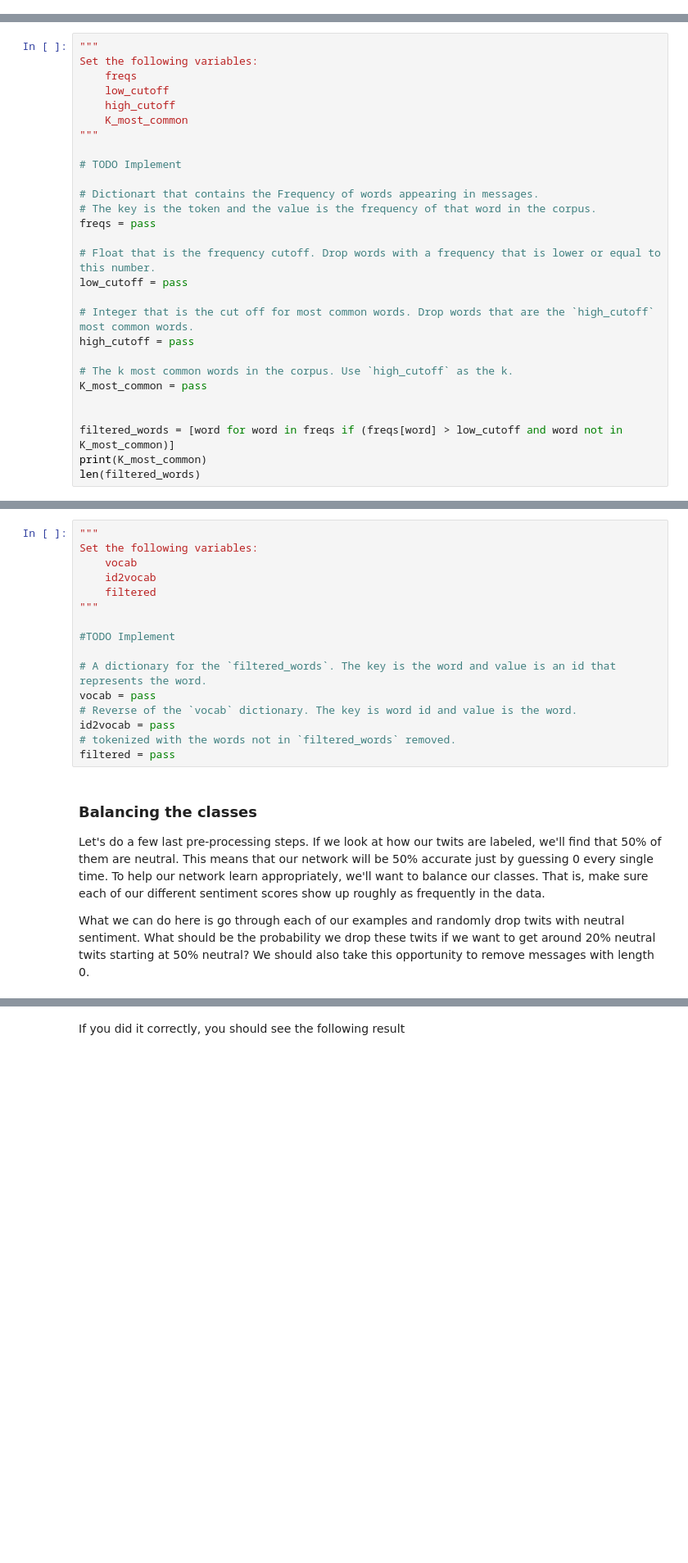
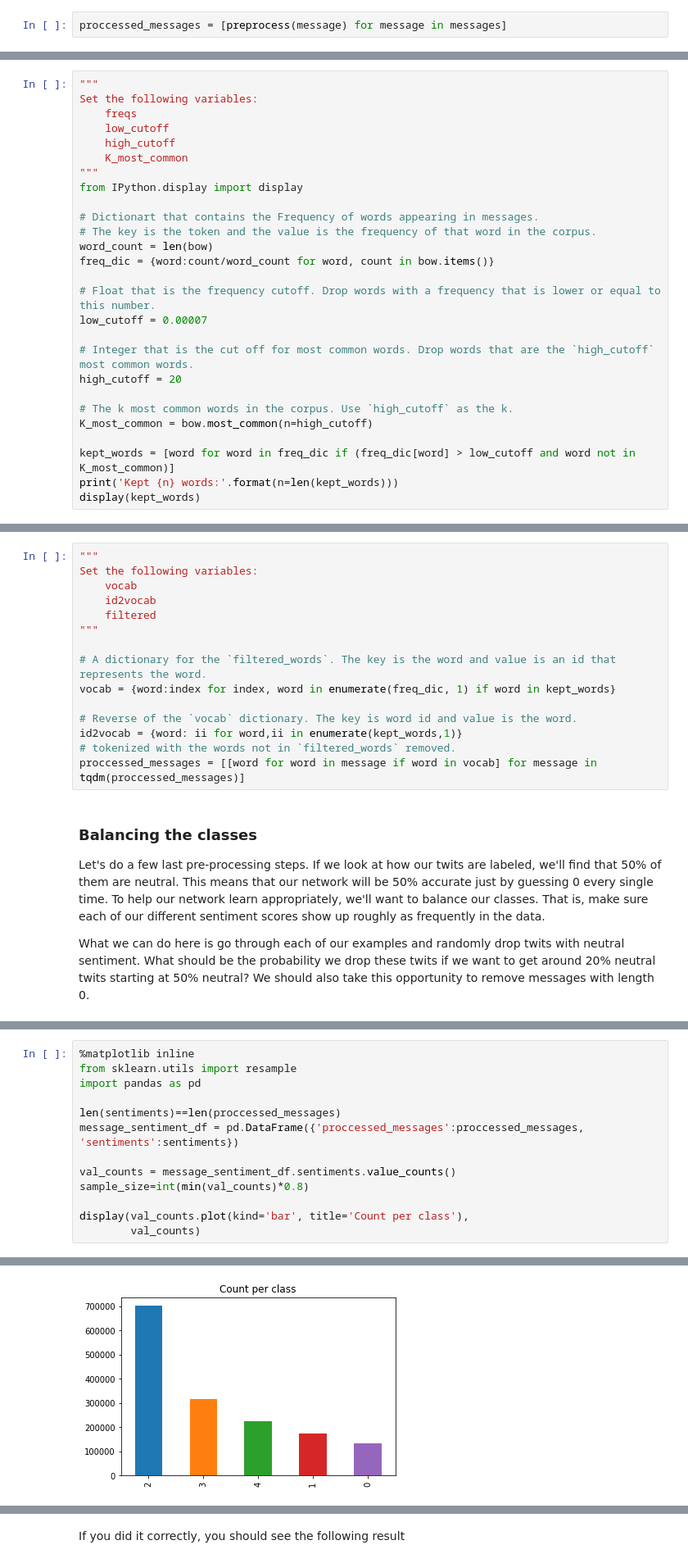
Before and after one commit to Echo9k/nd880-AI_for_Trading, a Jupyter notebook: AI_algorithms_in_trading/project_6_starter.ipynb, the cells around one changed output, grey strips where cells are left out. Shown at 82% size. Drawn from its saved outputs; the diff is of its cells as text; blank space fills up the shorter version.

```diff
--- a/AI_algorithms_in_trading/project_6_starter.ipynb
+++ b/AI_algorithms_in_trading/project_6_starter.ipynb
@@ -146,3 +146,5 @@ tokenized = pass
+# %%
+proccessed_messages = [preprocess(message) for message in messages]
 # %% [markdown]
 ### Bag of Words
 Now with all of our messages tokenized, we want to create a vocabulary and count up how often each word appears in our entire corpus. Use the [`Counter`](https://docs.python.org/3.1/library/collections.html#collections.Counter) function to count up all the tokens.
@@ -170,23 +165,22 @@ Set the following variables:
     high_cutoff
     K_most_common
 """
-
-# TODO Implement
+from IPython.display import display
 
 # Dictionart that contains the Frequency of words appearing in messages.
 # The key is the token and the value is the frequency of that word in the corpus.
-freqs = pass
+word_count = len(bow)
+freq_dic = {word:count/word_count for word, count in bow.items()}
 
 # Float that is the frequency cutoff. Drop words with a frequency that is lower or equal to this number.
-low_cutoff = pass
+low_cutoff = 0.00007
 
 # Integer that is the cut off for most common words. Drop words that are the `high_cutoff` most common words.
-high_cutoff = pass
+high_cutoff = 20
 
 # The k most common words in the corpus. Use `high_cutoff` as the k.
-K_most_common = pass
+K_most_common = bow.most_common(n=high_cutoff)
 
-
-filtered_words = [word for word in freqs if (freqs[word] > low_cutoff and word not in K_most_common)]
-print(K_most_common)
-len(filtered_words)
+kept_words = [word for word in freq_dic if (freq_dic[word] > low_cutoff and word not in K_most_common)]
+print('Kept {n} words:'.format(n=len(kept_words)))
+display(kept_words)
@@ -201,14 +214,13 @@ Set the following variables:
     filtered
 """
 
-#TODO Implement
+# A dictionary for the `filtered_words`. The key is the word and value is an id that represents the word.
+vocab = {word:index for index, word in enumerate(freq_dic, 1) if word in kept_words}
 
-# A dictionary for the `filtered_words`. The key is the word and value is an id that represents the word.
-vocab = pass
 # Reverse of the `vocab` dictionary. The key is word id and value is the word.
-id2vocab = pass
+id2vocab = {word: ii for word,ii in enumerate(kept_words,1)}
 # tokenized with the words not in `filtered_words` removed.
-filtered = pass
+proccessed_messages = [[word for word in message if word in vocab] for message in tqdm(proccessed_messages)]
 # %% [markdown]
 ### Balancing the classes
 Let's do a few last pre-processing steps. If we look at how our twits are labeled, we'll find that 50% of them are neutral. This means that our network will be 50% accurate just by guessing 0 every single time. To help our network learn appropriately, we'll want to balance our classes.
@@ -230,3 +242,17 @@ for idx, sentiment in enumerate(sentiments):
     elif sentiment != 2 or random.random() < keep_prob:
         balanced['messages'].append(message)
         balanced['sentiments'].append(sentiment)
+# %%
+%matplotlib inline
+from sklearn.utils import resample
+import pandas as pd
+
+len(sentiments)==len(proccessed_messages)
+message_sentiment_df = pd.DataFrame({'proccessed_messages':proccessed_messages, 'sentiments':sentiments})
+
+val_counts = message_sentiment_df.sentiments.value_counts()
+sample_size=int(min(val_counts)*0.8)
+
+display(val_counts.plot(kind='bar', title='Count per class'),
+        val_counts)
+# %% [output]
@@ -232,0 +266 @@ for idx, sentiment in enumerate(sentiments):
+[figure, added]
```
Also changed, not shown: parts of 18 cells of this notebook.
